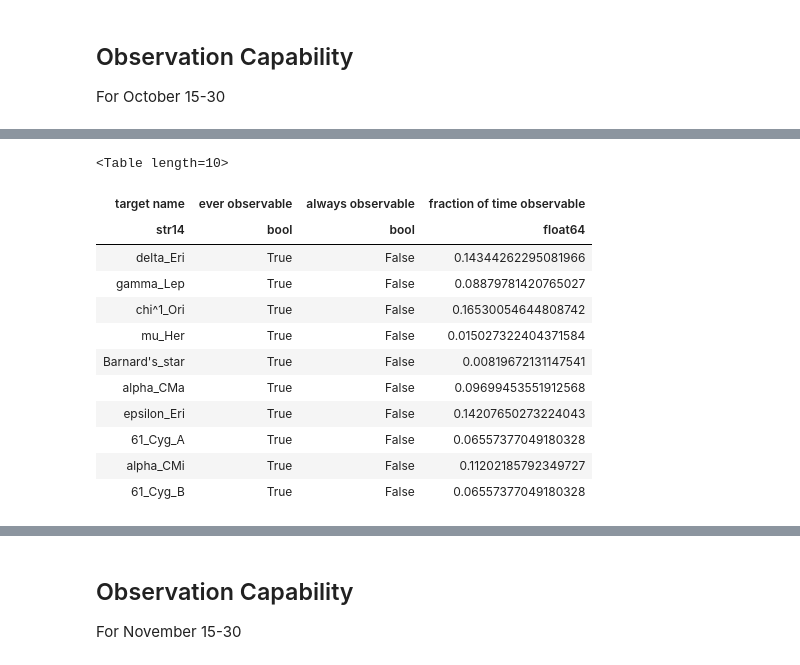
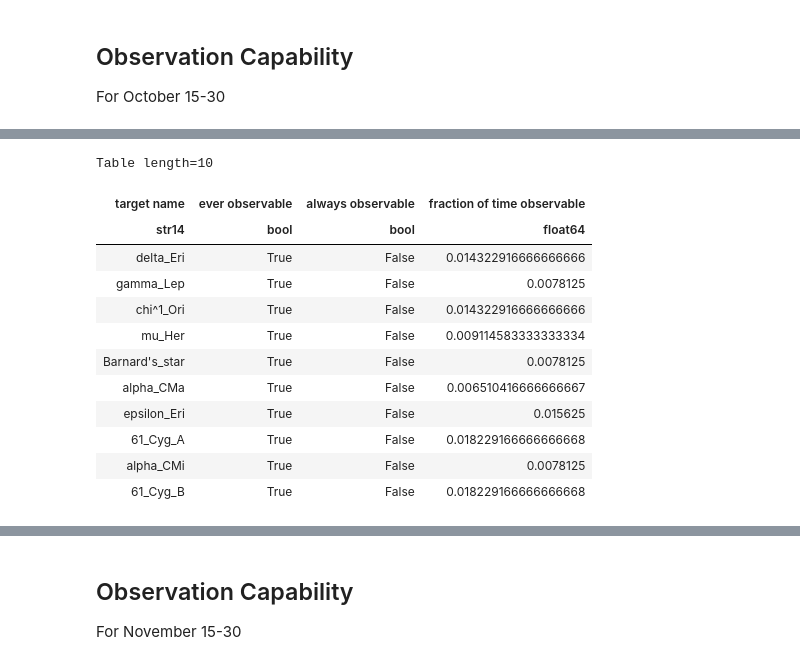
Before and after one commit to Astr480/NightSky-1, a Jupyter notebook: Navigating the Night Sky.ipynb, the cells around one changed output, grey strips where cells are left out. Drawn from its saved outputs; the diff is of its cells as text; code cells hidden in the pictures.

```diff
--- a/Navigating the Night Sky.ipynb
+++ b/Navigating the Night Sky.ipynb
@@ -141,21 +132,26 @@ small_targets.append(my_targets[5])
 small_targets.append(my_targets[6])
 small_targets.append(my_targets[7])
 small_targets.append(my_targets[8])
-# %%
-observability_table(observer=observatory,
-                   constraints=con,
-                   targets=small_targets,time_range=time_range)
-# %% [output]
-<Table length=10>
-| target name | ever observable | always observable | fraction of time observable |
-| str14 | bool | bool | float64 |
-| delta_Eri | True | False | 0.14344262295081966 |
-| gamma_Lep | True | False | 0.08879781420765027 |
-| chi^1_Ori | True | False | 0.16530054644808742 |
-| mu_Her | True | False | 0.015027322404371584 |
-| Barnard's_star | True | False | 0.00819672131147541 |
-| alpha_CMa | True | False | 0.09699453551912568 |
-| epsilon_Eri | True | False | 0.14207650273224043 |
-| 61_Cyg_A | True | False | 0.06557377049180328 |
-| alpha_CMi | True | False | 0.11202185792349727 |
-| 61_Cyg_B | True | False | 0.06557377049180328 |
+# %%
+#Some constraints to help determine if each is viable
+con = [AltitudeConstraint(30*u.deg, 90*u.deg),
+AirmassConstraint(2), AtNightConstraint.twilight_civil(),MoonIlluminationConstraint(0.95)]
+#Worst case scenario (First half of the period)
+#Picked objects
+observability_table(observer=observatory,
+                   constraints=con,
+                   targets=small_targets,time_range=time_range)
+# %% [output]
+Table length=10
+| target name | ever observable | always observable | fraction of time observable |
+| str14 | bool | bool | float64 |
+| delta_Eri | True | False | 0.014322916666666666 |
+| gamma_Lep | True | False | 0.0078125 |
+| chi^1_Ori | True | False | 0.014322916666666666 |
+| mu_Her | True | False | 0.009114583333333334 |
+| Barnard's_star | True | False | 0.0078125 |
+| alpha_CMa | True | False | 0.006510416666666667 |
+| epsilon_Eri | True | False | 0.015625 |
+| 61_Cyg_A | True | False | 0.018229166666666668 |
+| alpha_CMi | True | False | 0.0078125 |
+| 61_Cyg_B | True | False | 0.018229166666666668 |
```
Also changed, not shown: parts of 12 cells of this notebook.
